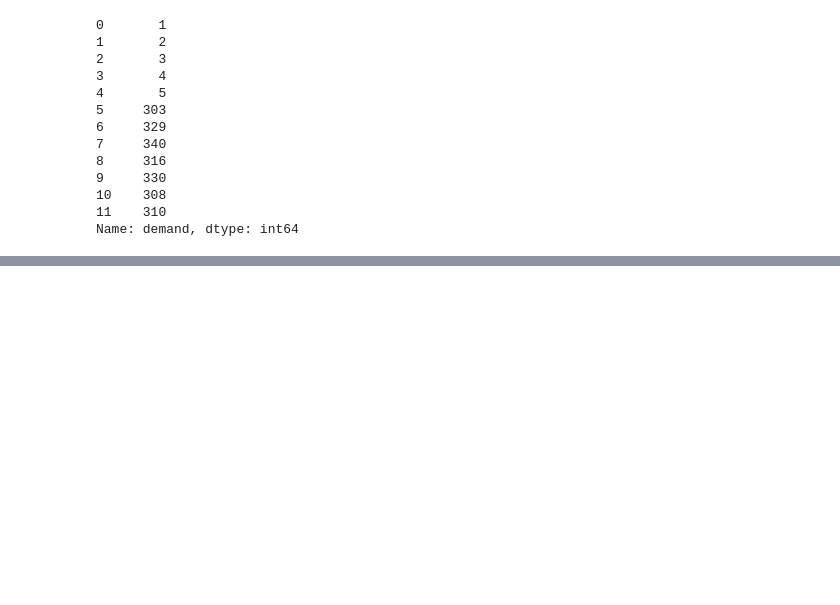
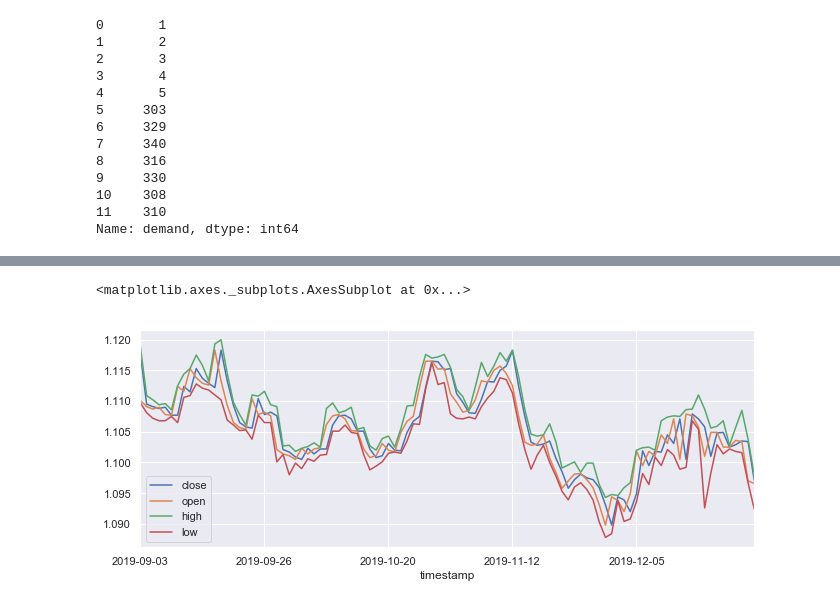
Before and after one commit to hapetrosyan/FX, a Jupyter notebook: test1.ipynb, the cells around one changed output, grey strips where cells are left out. Drawn from its saved outputs; the diff is of its cells as text; code cells hidden in the pictures; blank space fills up the shorter version.

```diff
--- a/test1.ipynb
+++ b/test1.ipynb
@@ -72,0 +177,2 @@ Name: demand, dtype: int64
+# %%
+eur_usd = pd.read_csv('data_storage/fx_daily_EUR_USD.csv', index_col = 0, sorted = True)
@@ -72,0 +183,2 @@ Name: demand, dtype: int64
+# %%
+df = eur_usd
@@ -72,0 +210,7 @@ Name: demand, dtype: int64
+# %%
+sns.set(rc={'figure.figsize':(11, 4)})
+# %%
+df[['close', 'open', 'high', 'low']].plot()
+# %% [output]
+<matplotlib.axes._subplots.AxesSubplot at 0x...>
+[figure, added]
```
Also changed, not shown: parts of 17 cells of this notebook.
